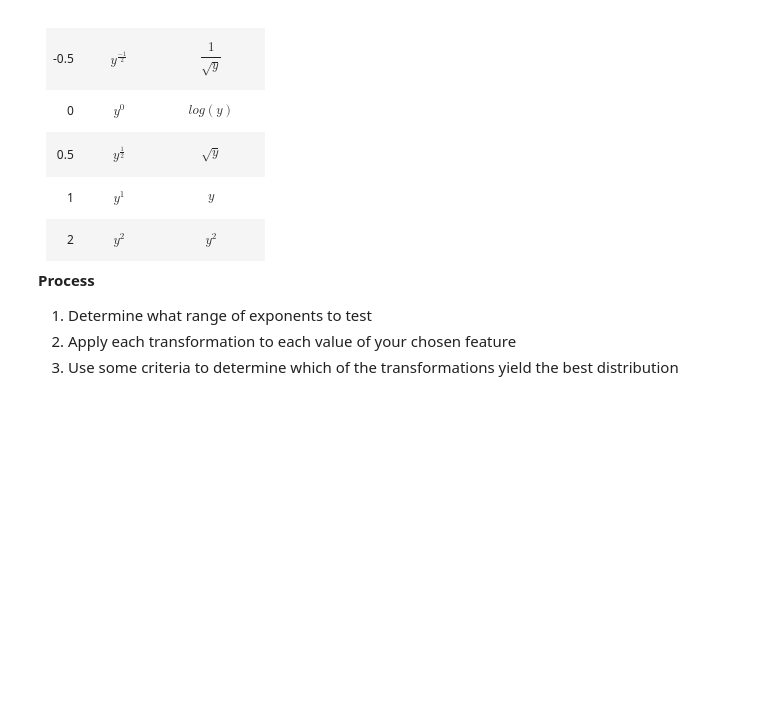
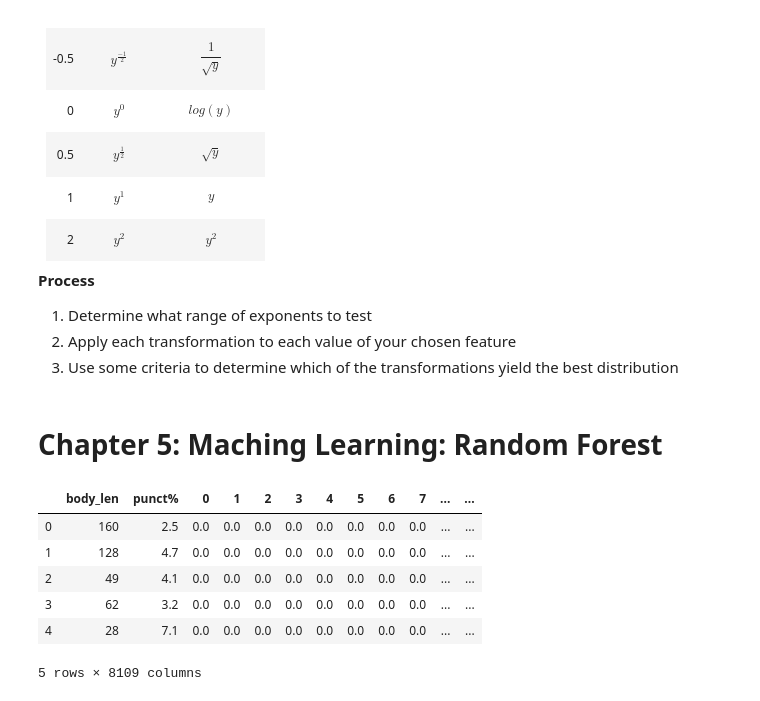
Before and after one commit to GhaidEwawi/nlp-python, a Jupyter notebook: nlp-python.ipynb, the cells around one changed output. Cells and saved outputs as stored; diff of their text form; code cells hidden in the pictures; blank space fills up the shorter version.

Commit message:
Reached machinelearning part, Random forest, Gradiant Boosting

```diff
--- a/nlp-python.ipynb
+++ b/nlp-python.ipynb
@@ -453,3 +453,19 @@ pyplot.show()
 1. Determine what range of exponents to test
 2. Apply each transformation to each value of your chosen feature
 3. Use some criteria to determine which of the transformations yield the best distribution
+# %% [markdown]
+# Chapter 5: Maching Learning: Random Forest
+# %%
+tfidf_vect = TfidfVectorizer(analyzer=clean_text)
+X_tfidf = tfidf_vect.fit_transform(data['body_text'])
+
+X_features = pd.concat([data['body_len'], data['punct%'], pd.DataFrame(X_tfidf.toarray())], axis=1)
+X_features.head()
+# %% [output]
+|  | body_len | punct% | 0 | 1 | 2 | 3 | 4 | 5 | 6 | 7 | ... | ... |
+| 0 | 160 | 2.5 | 0.0 | 0.0 | 0.0 | 0.0 | 0.0 | 0.0 | 0.0 | 0.0 | ... | ... |
+| 1 | 128 | 4.7 | 0.0 | 0.0 | 0.0 | 0.0 | 0.0 | 0.0 | 0.0 | 0.0 | ... | ... |
+| 2 | 49 | 4.1 | 0.0 | 0.0 | 0.0 | 0.0 | 0.0 | 0.0 | 0.0 | 0.0 | ... | ... |
+| 3 | 62 | 3.2 | 0.0 | 0.0 | 0.0 | 0.0 | 0.0 | 0.0 | 0.0 | 0.0 | ... | ... |
+| 4 | 28 | 7.1 | 0.0 | 0.0 | 0.0 | 0.0 | 0.0 | 0.0 | 0.0 | 0.0 | ... | ... |
+5 rows × 8109 columns
```
Also changed, not shown: parts of 2 cells of this notebook, 17 other files.
